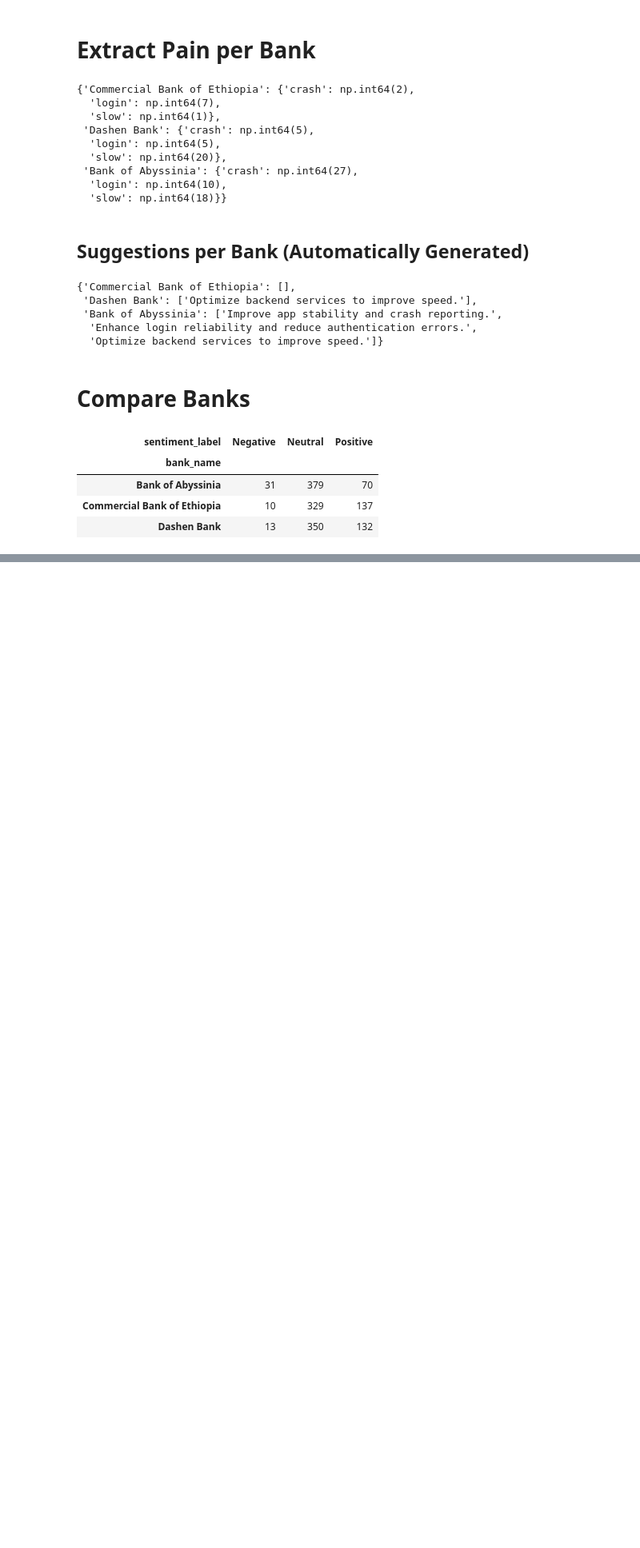
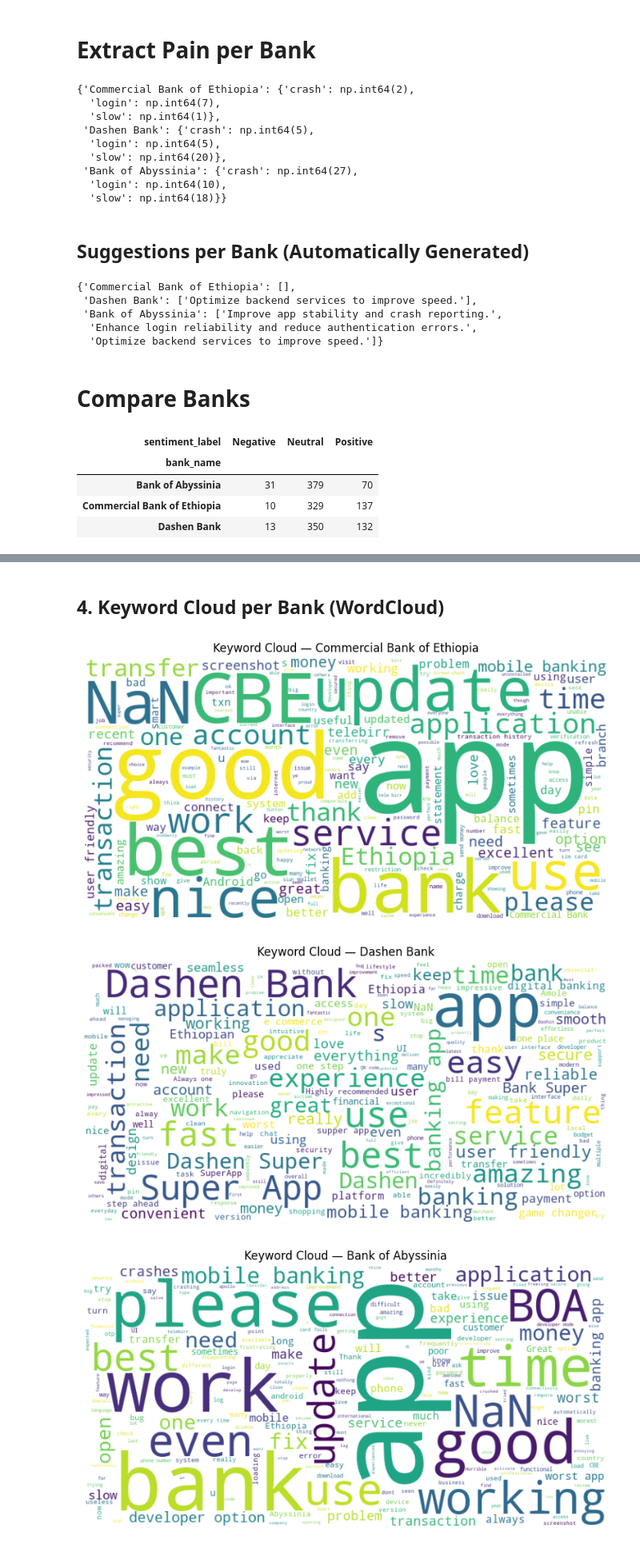
Before and after one commit to Aryam-21/Bank-App-Reviews-Analysis, a Jupyter notebook: Scripts/task4.ipynb, the cells around one changed output, grey strips where cells are left out. Shown at 80% size. Drawn from its saved outputs; the diff is of its cells as text; code cells hidden in the pictures; blank space fills up the shorter version.

```diff
--- a/Scripts/task4.ipynb
+++ b/Scripts/task4.ipynb
@@ -124,0 +180,19 @@ comparsion
+# %% [markdown]
+## 4. Keyword Cloud per Bank (WordCloud)
+# %%
+banks = data['bank_name'].unique()
+
+for bank in banks:
+    text = " ".join(data[data['bank_name'] == bank]['review_text'].astype(str))
+
+    wc = WordCloud(width=800, height=400, background_color="white").generate(text)
+
+    plt.figure(figsize=(10,5))
+    plt.imshow(wc, interpolation='bilinear')
+    plt.axis("off")
+    plt.title(f"Keyword Cloud — {bank}")
+    plt.show()
+# %% [output]
+[figure, added]
+[figure, added]
+[figure, added]
```
Also changed, not shown: parts of 8 cells of this notebook.
